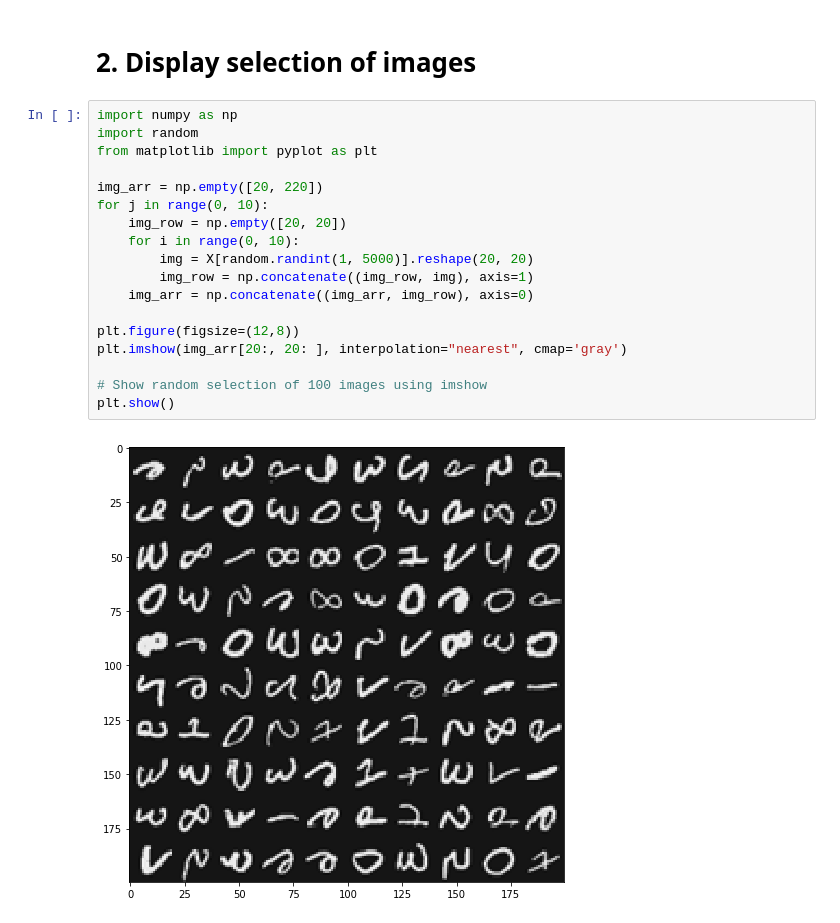
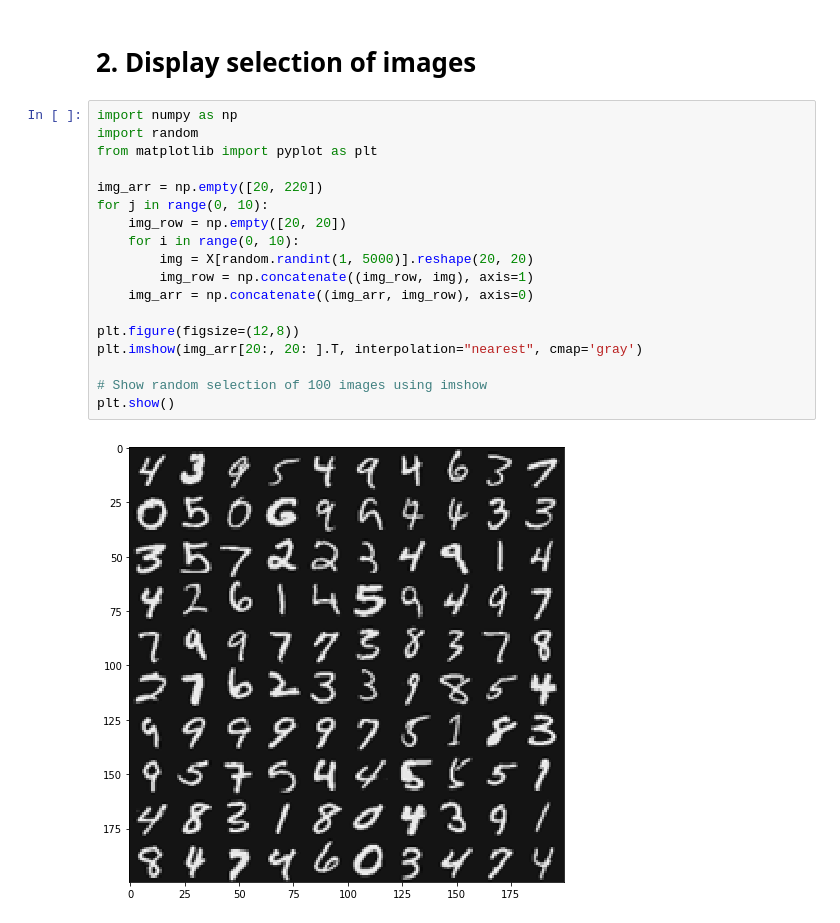
Before and after one commit to cynicaldevil/machine-learning-exercises, a Jupyter notebook: ex3/ex3.ipynb, the cells around one changed output. Cells and saved outputs as stored; diff of their text form.

Commit message:
Rotated image

```diff
--- a/ex3/ex3.ipynb
+++ b/ex3/ex3.ipynb
@@ -14,20 +14,20 @@ Y = data['y']
 # %%
 import numpy as np
 import random
 from matplotlib import pyplot as plt
 
 img_arr = np.empty([20, 220])
 for j in range(0, 10):
     img_row = np.empty([20, 20])
     for i in range(0, 10):
         img = X[random.randint(1, 5000)].reshape(20, 20)
         img_row = np.concatenate((img_row, img), axis=1)
     img_arr = np.concatenate((img_arr, img_row), axis=0)
 
 plt.figure(figsize=(12,8))
-plt.imshow(img_arr[20:, 20: ], interpolation="nearest", cmap='gray')
+plt.imshow(img_arr[20:, 20: ].T, interpolation="nearest", cmap='gray')
 
 # Show random selection of 100 images using imshow
 plt.show()
 # %% [output]
-[figure, old version]
+[figure, new version]
```
Also changed, not shown: 1 other file.
